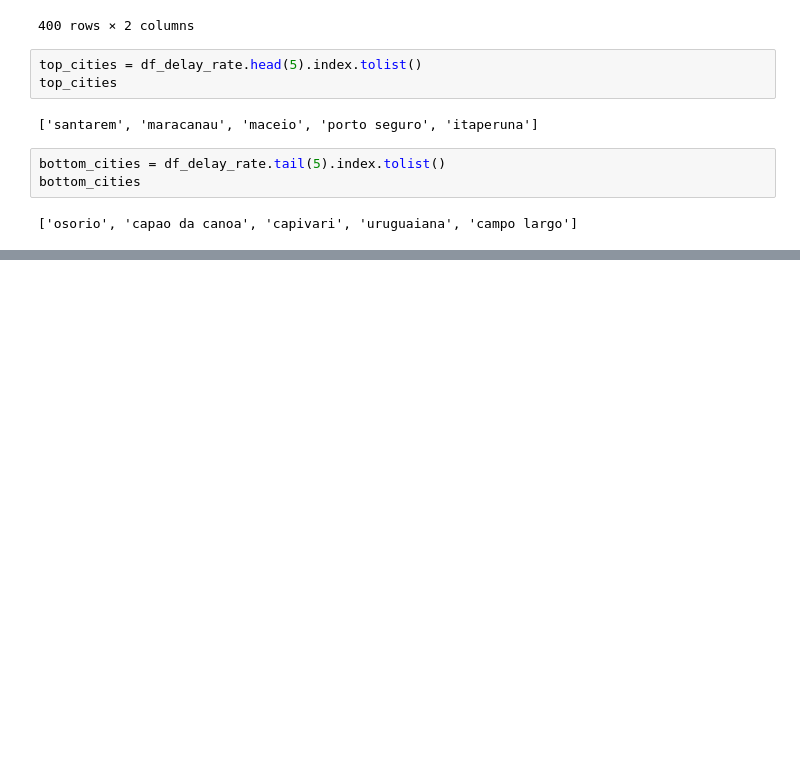
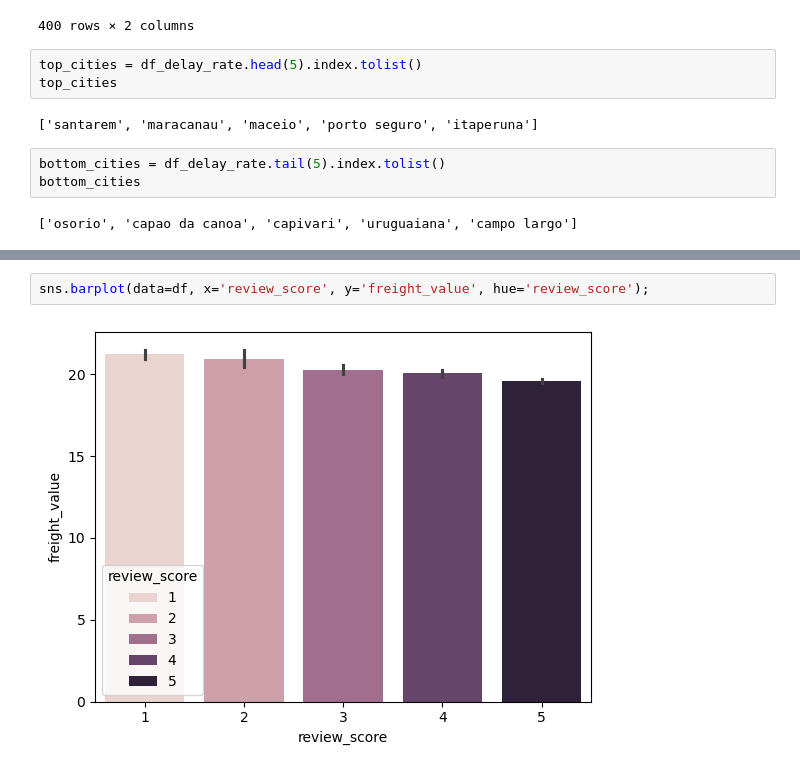
Before and after one commit to taaesu/olist_analysis, a Jupyter notebook: olist_analysis.ipynb, the cells around one changed output, grey strips where cells are left out. Saved outputs shown, nothing was run; the diff lists cells and outputs as text; blank space fills up the shorter version.

```diff
--- a/olist_analysis.ipynb
+++ b/olist_analysis.ipynb
@@ -467,0 +661,4 @@ pd.read_sql(query,conn).query('delay_days.notna()').query('customer_city in @bot
+# %%
+sns.barplot(data=df, x='review_score', y='freight_value', hue='review_score');
+# %% [output]
+[figure, added]
```
Also changed, not shown: parts of 43 cells of this notebook.
